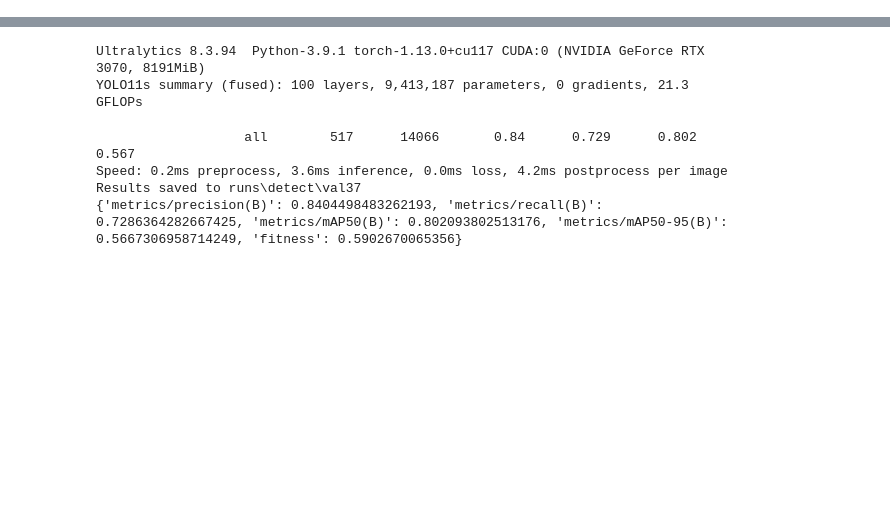
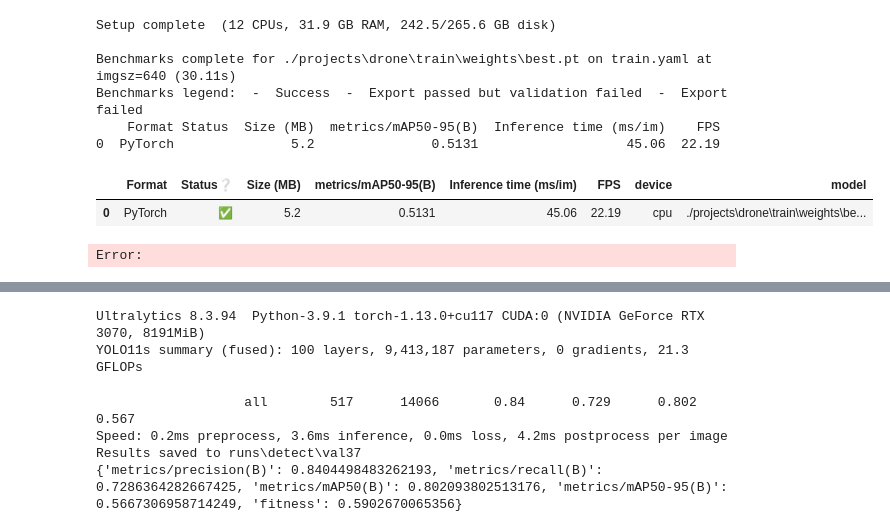
Before and after one commit to AntoxaZ18/car-visdrone, a Jupyter notebook: train.ipynb, the cells around one changed output, grey strips where cells are left out. Cells and saved outputs as stored; diff of their text form; code cells hidden in the pictures; blank space fills up the shorter version.

```diff
--- a/train.ipynb
+++ b/train.ipynb
@@ -121,0 +85,17 @@ AttributeError: module 'torch' has no attribute 'OutOfMemoryError'
+# %%
+from Pipeline import benchmark_report
+
+
+df = benchmark_report('./projects', ['drone'], 'train.yaml', engines=['-'], devices=['cpu'])
+
+df
+# %% [output]
+Setup complete  (12 CPUs, 31.9 GB RAM, 242.5/265.6 GB disk)
+
+Benchmarks complete for ./projects\drone\train\weights\best.pt on train.yaml at imgsz=640 (30.11s)
+Benchmarks legend:  -  Success  -  Export passed but validation failed  -  Export failed
+    Format Status  Size (MB)  metrics/mAP50-95(B)  Inference time (ms/im)    FPS
+0  PyTorch               5.2               0.5131                   45.06  22.19
+|  | Format | Status❔ | Size (MB) | metrics/mAP50-95(B) | Inference time (ms/im) | FPS | device | model |
+| 0 | PyTorch | ✅ | 5.2 | 0.5131 | 45.06 | 22.19 | cpu | ./projects\drone\train\weights\be... |
+Error:
```
Also changed, not shown: parts of 8 cells of this notebook, 3 other files.
